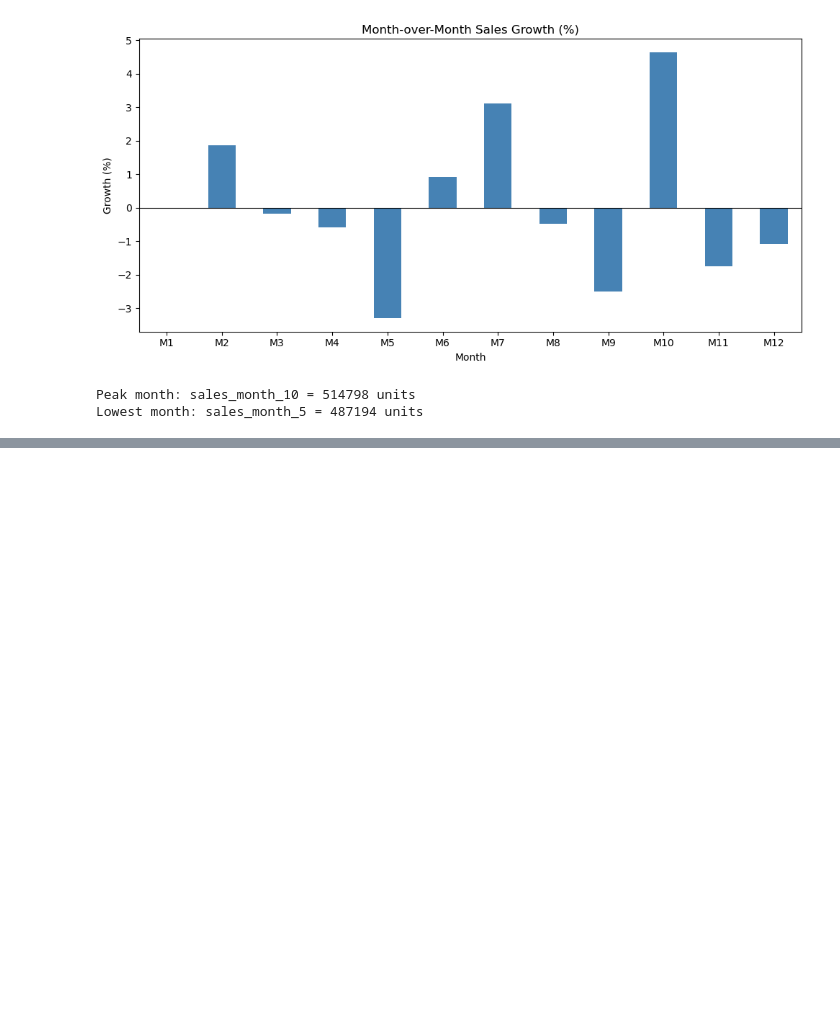
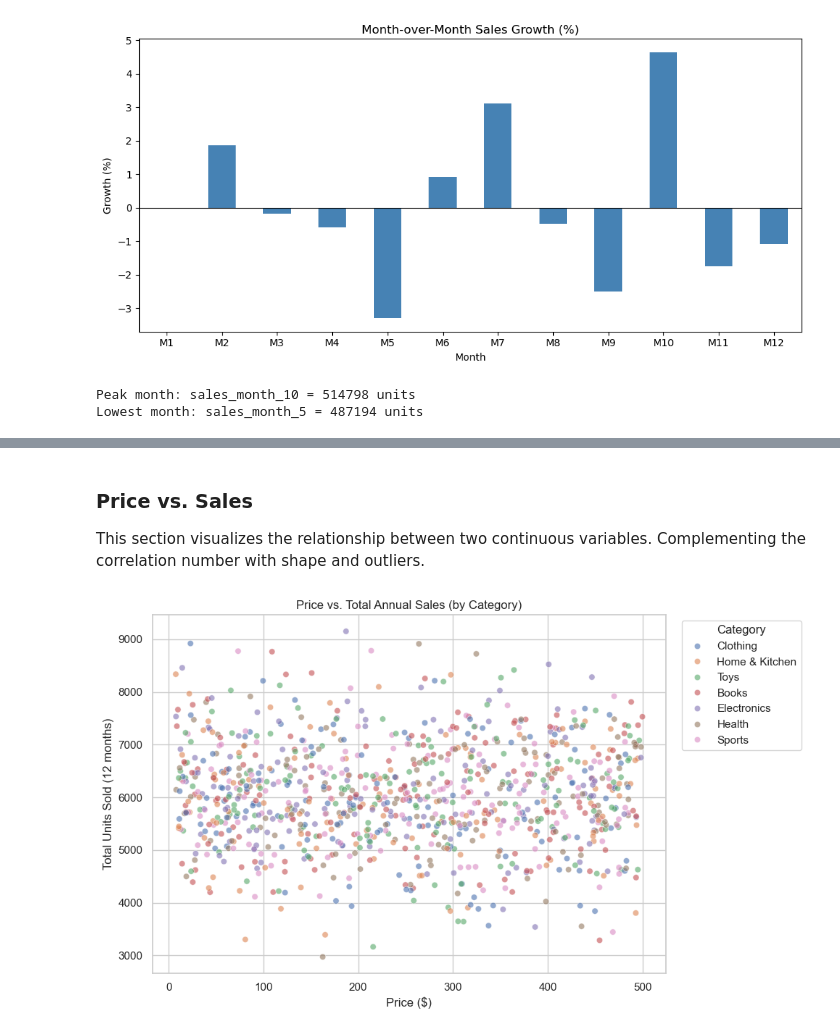
Before and after one commit to elahemrtz/ecommerce-sales-analysis, a Jupyter notebook: notebooks/01_eda.ipynb, the cells around one changed output, grey strips where cells are left out. Saved outputs shown, nothing was run; the diff lists cells and outputs as text; code cells hidden in the pictures; blank space fills up the shorter version.

```diff
--- a/notebooks/01_eda.ipynb
+++ b/notebooks/01_eda.ipynb
@@ -384,0 +409,15 @@ The following can be concluded:
+# %% [markdown]
+### Price vs. Sales
+This section visualizes the relationship between two continuous variables. Complementing the correlation number with shape and outliers.
+# %%
+fig, ax = plt.subplots(figsize=(10, 6))
+sns.scatterplot(data=product_summary, x="price", y="total_sales",
+                hue="category", alpha=0.6, ax=ax)
+ax.set_title("Price vs. Total Annual Sales (by Category)")
+ax.set_xlabel("Price ($)")
+ax.set_ylabel("Total Units Sold (12 months)")
+ax.legend(title="Category", bbox_to_anchor=(1.02, 1), loc="upper left")
+plt.tight_layout()
+plt.show()
+# %% [output]
+[figure, added]
```
Also changed, not shown: parts of 15 cells of this notebook, 1 other file.
